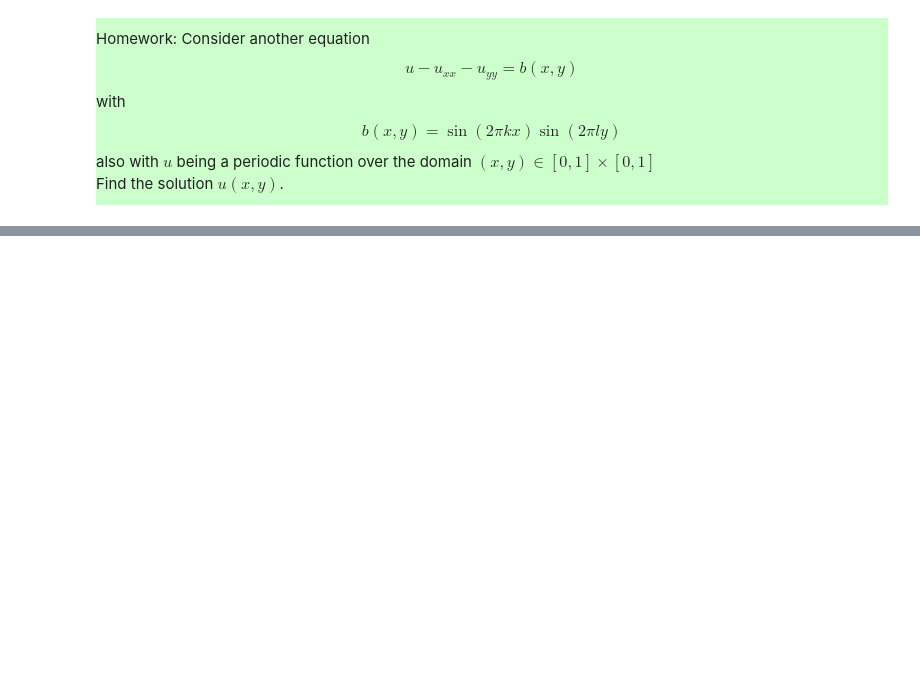
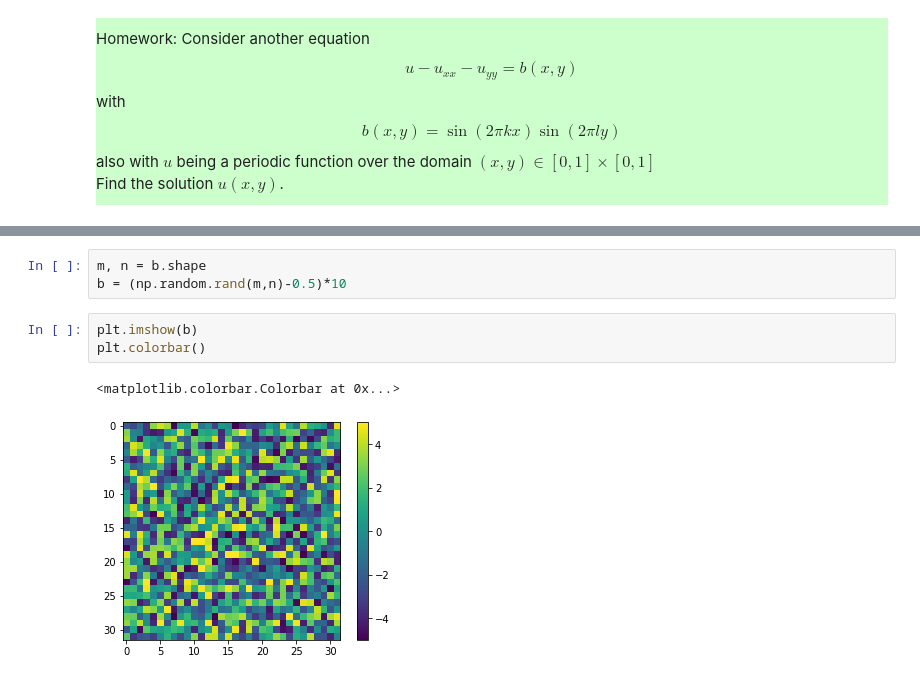
Before and after one commit to huiprobable/MATH473F22CSULB, a Jupyter notebook: Lectures/Lec10_FFT_PDEs.ipynb, the cells around one changed output, grey strips where cells are left out. Cells and saved outputs as stored; diff of their text form; blank space fills up the shorter version.

```diff
--- a/Lectures/Lec10_FFT_PDEs.ipynb
+++ b/Lectures/Lec10_FFT_PDEs.ipynb
@@ -113,0 +169,9 @@ also with $u$ being a periodic function over the domain $(x,y)\in[0,1]\times[0,1
+# %%
+m, n = b.shape
+b = (np.random.rand(m,n)-0.5)*10
+# %%
+plt.imshow(b)
+plt.colorbar()
+# %% [output]
+<matplotlib.colorbar.Colorbar at 0x...>
+[figure, added]
```
Also changed, not shown: parts of 7 cells of this notebook, 1 other file.
